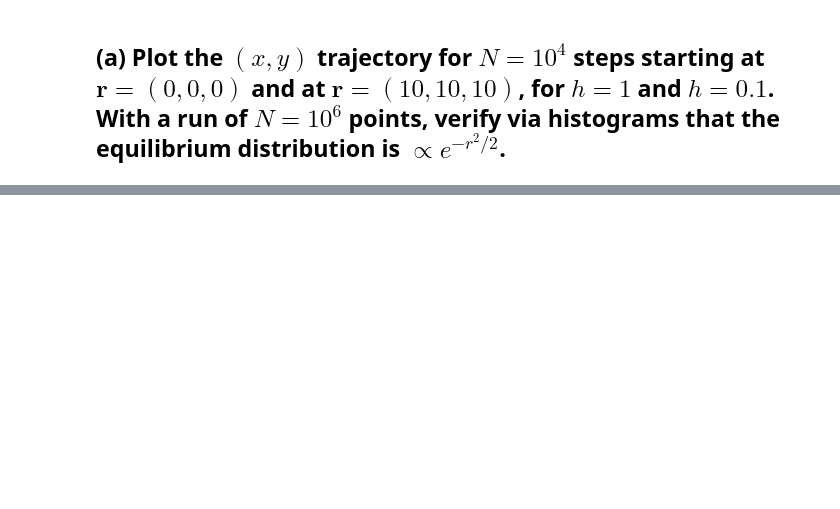
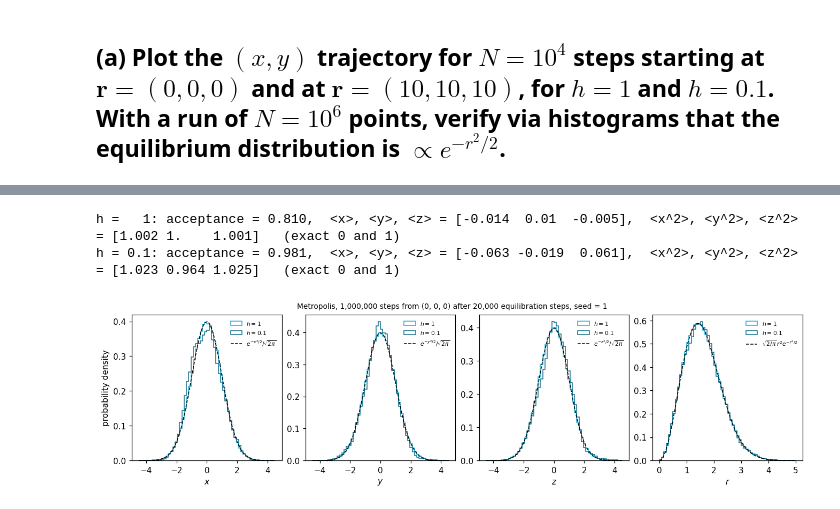
Before and after one commit to MathiMuts/Advanced-Monte-Carlo, a Jupyter notebook: Exercises/4.04-mc-integration-2-metropolis/code.ipynb, the cells around one changed output, grey strips where cells are left out. Drawn from its saved outputs; the diff is of its cells as text; code cells hidden in the pictures; blank space fills up the shorter version.

```diff
--- a/Exercises/4.04-mc-integration-2-metropolis/code.ipynb
+++ b/Exercises/4.04-mc-integration-2-metropolis/code.ipynb
@@ -17,0 +14,21 @@ set_plot_style()
+# %%
+# Parameters (quote these in the report captions)
+SEED = 1
+H_LIST = [1, 0.1]                     # step sizes h of the uniform proposal W_h
+STARTS = {"(0, 0, 0)": [0, 0, 0], "(10, 10, 10)": [10, 10, 10]}
+N_TRAJ = 10_000                       # (a) steps per trajectory
+N_LONG = 1_000_000                    # (a, b) kept steps of the long runs (start at the origin)
+N_DISCARD = 20_000                    # (a, b, d) equilibration steps thrown away (> N_eq from (c))
+BLOCK_SIZES = 2**np.arange(15)        # (b) block sizes B = 1 ... 16384 for the blocking analysis
+B_ERR = 2**13                         # (b, d) block size used for the error bar (on the plateau)
+N_CHAINS = 100                        # (c) independent chains started at (10, 10, 10)
+N_EQ_STEPS = 20_000                   # (c) steps per chain
+H_SCAN = [0.1, 0.2, 0.5, 1, 2, 3, 5, 10, 20]   # (d) step sizes for the scan
+N_SCAN = 500_000                      # (d) kept steps per h
+
+NORM = (2 * np.pi)**1.5               # integral of exp(-r^2/2) over R^3
+I_EXACT = 3 * NORM                    # analytical result of 4.3 (a)
+I_GAUSS, I_GAUSS_ERR = 47.241, 0.067  # 4.3 (b): direct Gaussian sampling, N = 10^6, seed 1
+
+rng = np.random.default_rng(SEED)
+set_plot_style()
@@ -23,0 +96,17 @@ set_plot_style()
+# %%
+# long runs from the origin; the first N_DISCARD steps are thrown away
+long_runs = {}
+for h in H_LIST:
+    chain, acc = metropolis([[0, 0, 0]], h, N_DISCARD + N_LONG, rng)
+    long_runs[h] = chain[N_DISCARD:, 0]
+    x = long_runs[h]
+    print(f"h = {h:>3}: acceptance = {acc:.3f},  <x>, <y>, <z> = {np.round(x.mean(axis=0), 3)},"
+          f"  <x^2>, <y^2>, <z^2> = {np.round((x**2).mean(axis=0), 3)}   (exact 0 and 1)")
+
+fig = plot_histograms(long_runs, title=f"Metropolis, {N_LONG:,} steps from (0, 0, 0) after {N_DISCARD:,} "
+                                       f"equilibration steps, seed = {SEED}")
+save_figure(fig, "histograms")
+# %% [output]
+h =   1: acceptance = 0.810,  <x>, <y>, <z> = [-0.014  0.01  -0.005],  <x^2>, <y^2>, <z^2> = [1.002 1.    1.001]   (exact 0 and 1)
+h = 0.1: acceptance = 0.981,  <x>, <y>, <z> = [-0.063 -0.019  0.061],  <x^2>, <y^2>, <z^2> = [1.023 0.964 1.025]   (exact 0 and 1)
+[figure, added]
```
Also changed, not shown: parts of 14 cells of this notebook, 13 other files.
